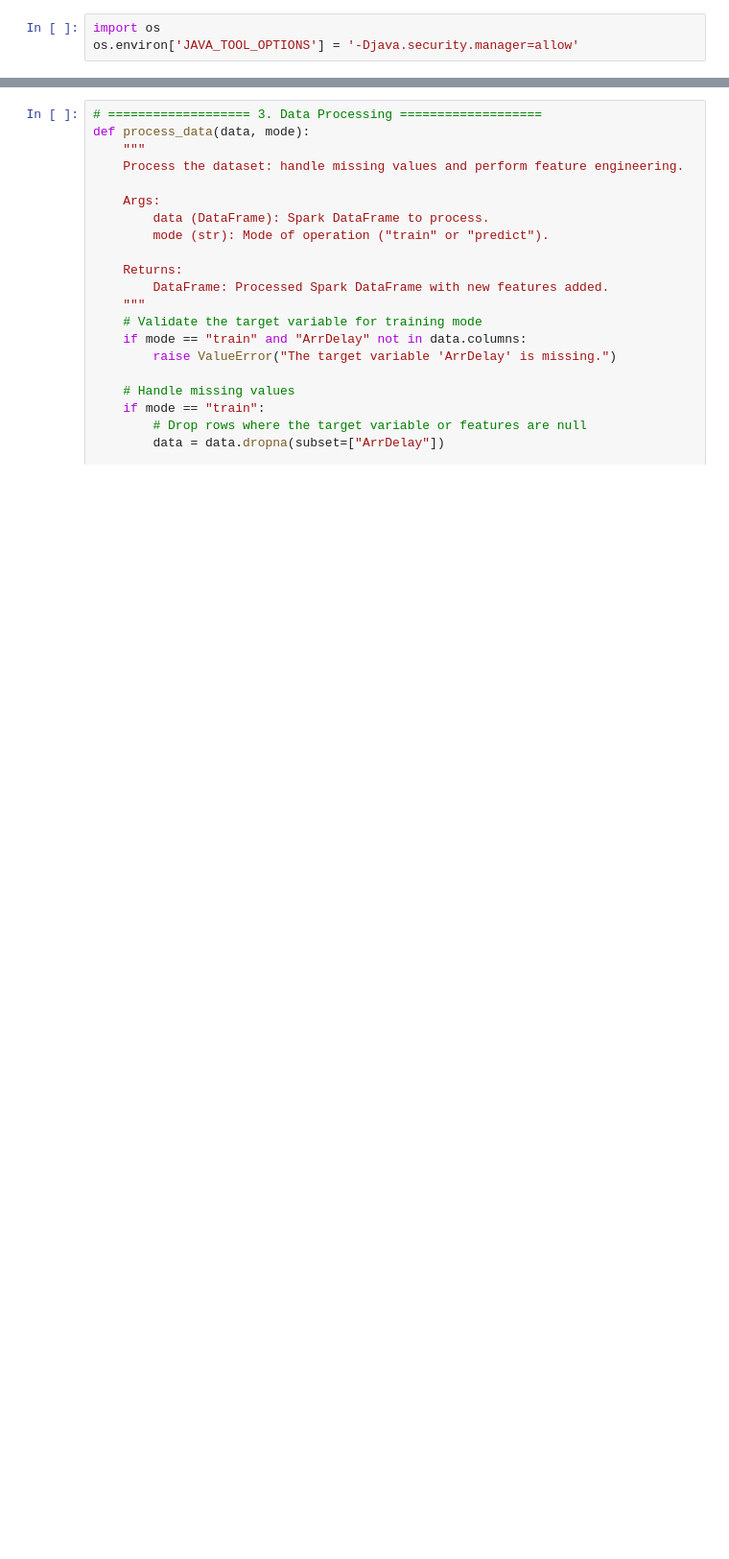
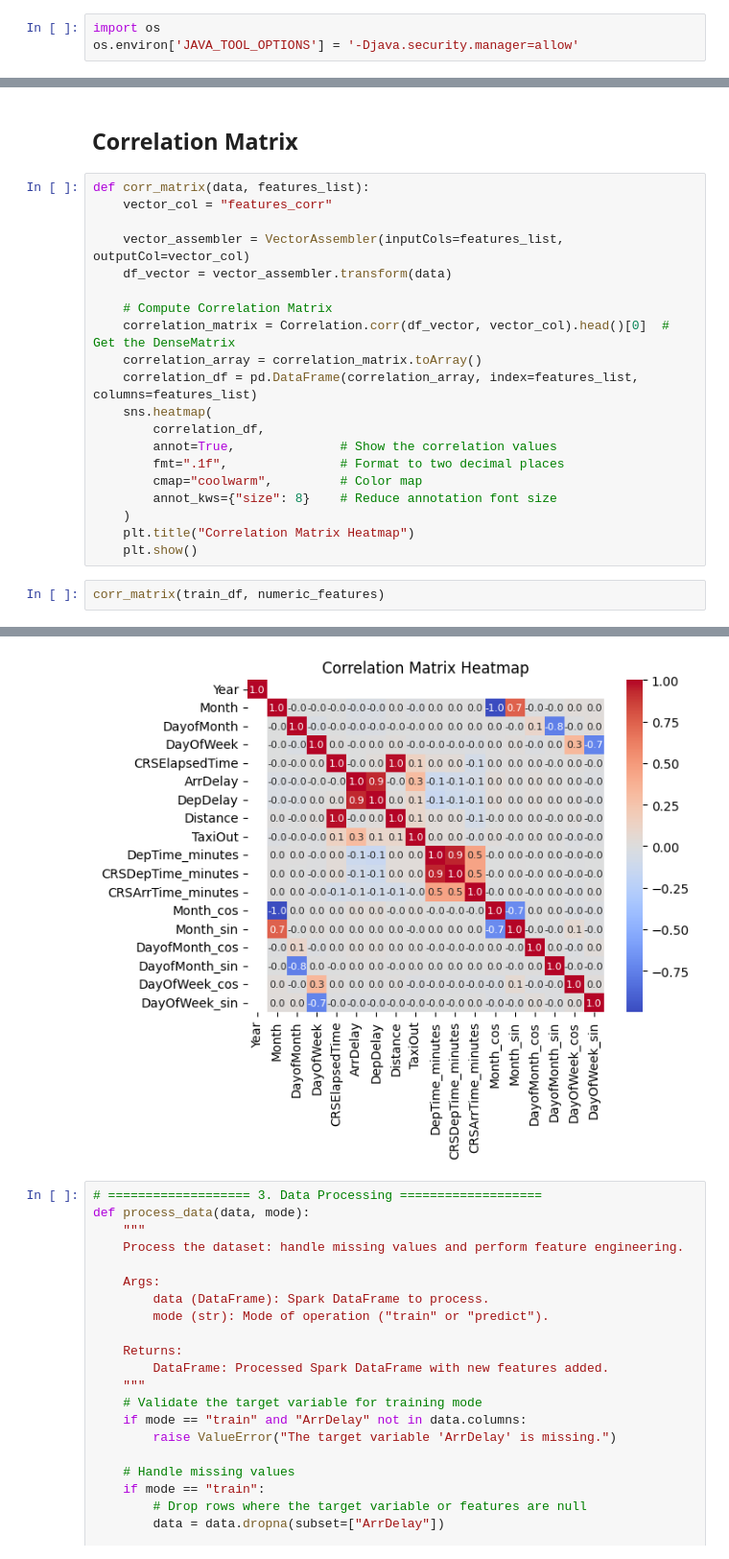
Before and after one commit to sheyls/spark-ML, a Jupyter notebook: init.ipynb, the cells around one changed output, grey strips where cells are left out. Shown at 96% size. Drawn from its saved outputs; the diff is of its cells as text; blank space fills up the shorter version.

```diff
--- a/init.ipynb
+++ b/init.ipynb
@@ -120,0 +297,25 @@ eda_data
+# %% [markdown]
+## **Correlation Matrix**
+# %%
+def corr_matrix(data, features_list):
+    vector_col = "features_corr"
+
+    vector_assembler = VectorAssembler(inputCols=features_list, outputCol=vector_col)
+    df_vector = vector_assembler.transform(data)
+
+    # Compute Correlation Matrix
+    correlation_matrix = Correlation.corr(df_vector, vector_col).head()[0]  # Get the DenseMatrix
+    correlation_array = correlation_matrix.toArray()
+    correlation_df = pd.DataFrame(correlation_array, index=features_list, columns=features_list)
+    sns.heatmap(
+        correlation_df,
+        annot=True,              # Show the correlation values
+        fmt=".1f",               # Format to two decimal places
+        cmap="coolwarm",         # Color map
+        annot_kws={"size": 8}    # Reduce annotation font size
+    )
+    plt.title("Correlation Matrix Heatmap")
+    plt.show()
+# %%
+corr_matrix(train_df, numeric_features)
+# %% [output]
@@ -121,3 +325,4 @@ eda_data
+[figure, added]
 # %%
 # =================== 3. Data Processing ===================
 def process_data(data, mode):
```
Also changed, not shown: parts of 35 cells of this notebook.
